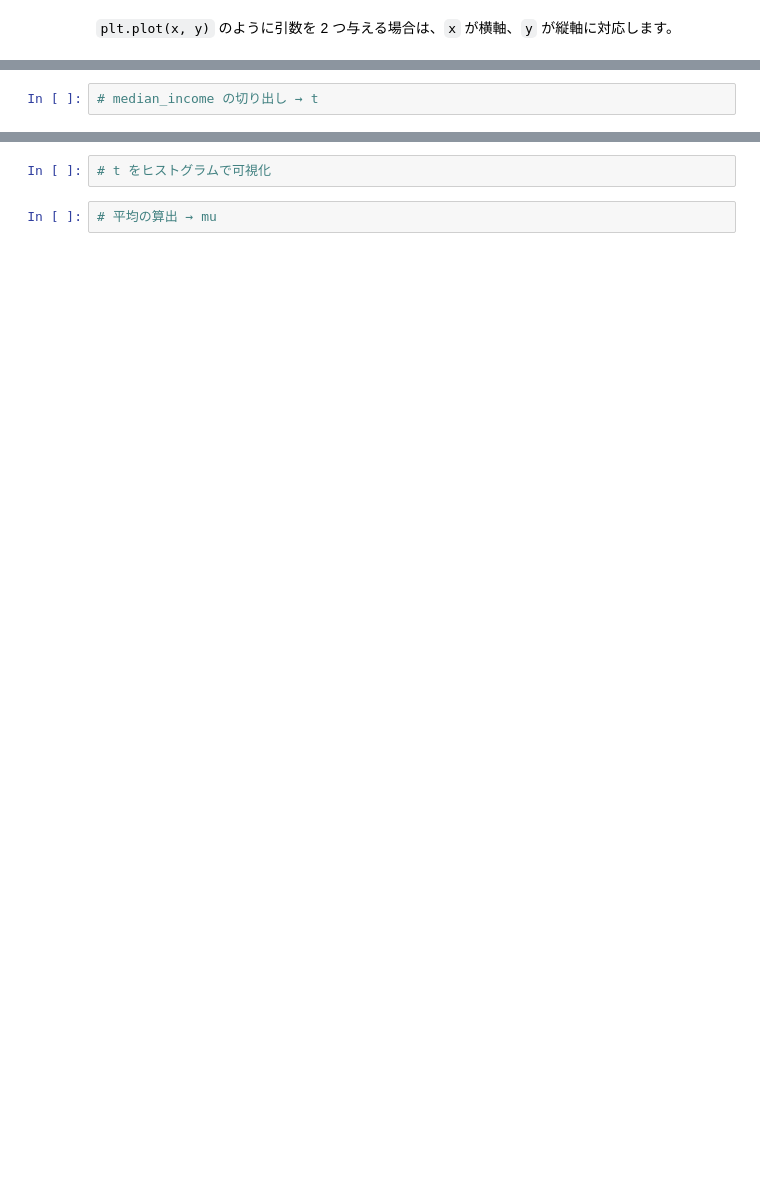
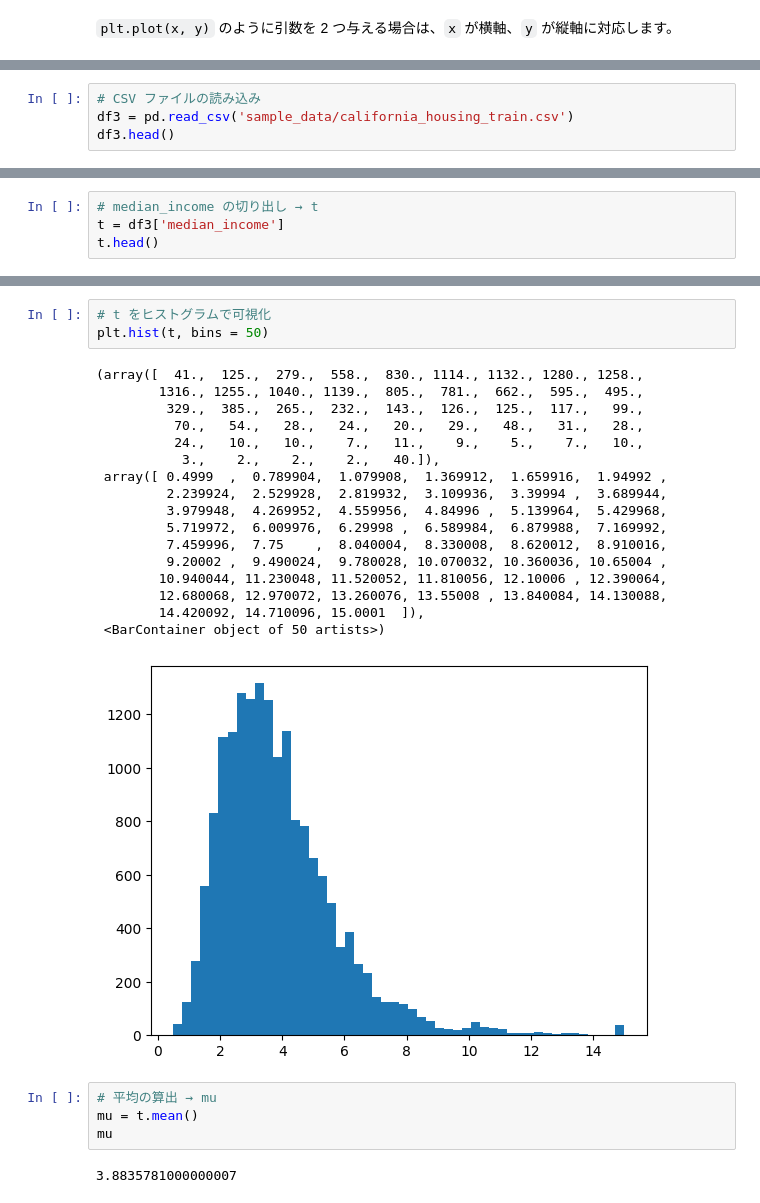
Before and after one commit to koh11235813/TKBasic, a Jupyter notebook: TKBasic011_Analyse_Visualize_2_243283.ipynb, the cells around one changed output, grey strips where cells are left out. Saved outputs shown, nothing was run; the diff lists cells and outputs as text; blank space fills up the shorter version.

```diff
--- a/TKBasic011_Analyse_Visualize_2_243283.ipynb
+++ b/TKBasic011_Analyse_Visualize_2_243283.ipynb
@@ -410,0 +790,4 @@ $3σ$ 法を用いての外れ値除去は `mu + 3 * simga` より小さくか
+# %%
+# CSV ファイルの読み込み
+df3 = pd.read_csv('sample_data/california_housing_train.csv')
+df3.head()
@@ -413,2 +814,4 @@ $3σ$ 法を用いての外れ値除去は `mu + 3 * simga` より小さくか
 # %%
 # median_income の切り出し → t
+t = df3['median_income']
+t.head()
@@ -415,6 +826,29 @@ $3σ$ 法を用いての外れ値除去は `mu + 3 * simga` より小さくか
 # %%
 # t をヒストグラムで可視化
+plt.hist(t, bins = 50)
+# %% [output]
+(array([  41.,  125.,  279.,  558.,  830., 1114., 1132., 1280., 1258.,
+        1316., 1255., 1040., 1139.,  805.,  781.,  662.,  595.,  495.,
+         329.,  385.,  265.,  232.,  143.,  126.,  125.,  117.,   99.,
+          70.,   54.,   28.,   24.,   20.,   29.,   48.,   31.,   28.,
+          24.,   10.,   10.,    7.,   11.,    9.,    5.,    7.,   10.,
+           3.,    2.,    2.,    2.,   40.]),
+ array([ 0.4999  ,  0.789904,  1.079908,  1.369912,  1.659916,  1.94992 ,
+         2.239924,  2.529928,  2.819932,  3.109936,  3.39994 ,  3.689944,
+         3.979948,  4.269952,  4.559956,  4.84996 ,  5.139964,  5.429968,
+         5.719972,  6.009976,  6.29998 ,  6.589984,  6.879988,  7.169992,
+         7.459996,  7.75    ,  8.040004,  8.330008,  8.620012,  8.910016,
+         9.20002 ,  9.490024,  9.780028, 10.070032, 10.360036, 10.65004 ,
+        10.940044, 11.230048, 11.520052, 11.810056, 12.10006 , 12.390064,
+        12.680068, 12.970072, 13.260076, 13.55008 , 13.840084, 14.130088,
+        14.420092, 14.710096, 15.0001  ]),
+ <BarContainer object of 50 artists>)
+[figure, added]
 # %%
 # 平均の算出 → mu
+mu = t.mean()
+mu
+# %% [output]
+3.8835781000000007
 # %%
 # 標準偏差の算出 → sigma
```
Also changed, not shown: parts of 60 cells of this notebook, 1 other file.
